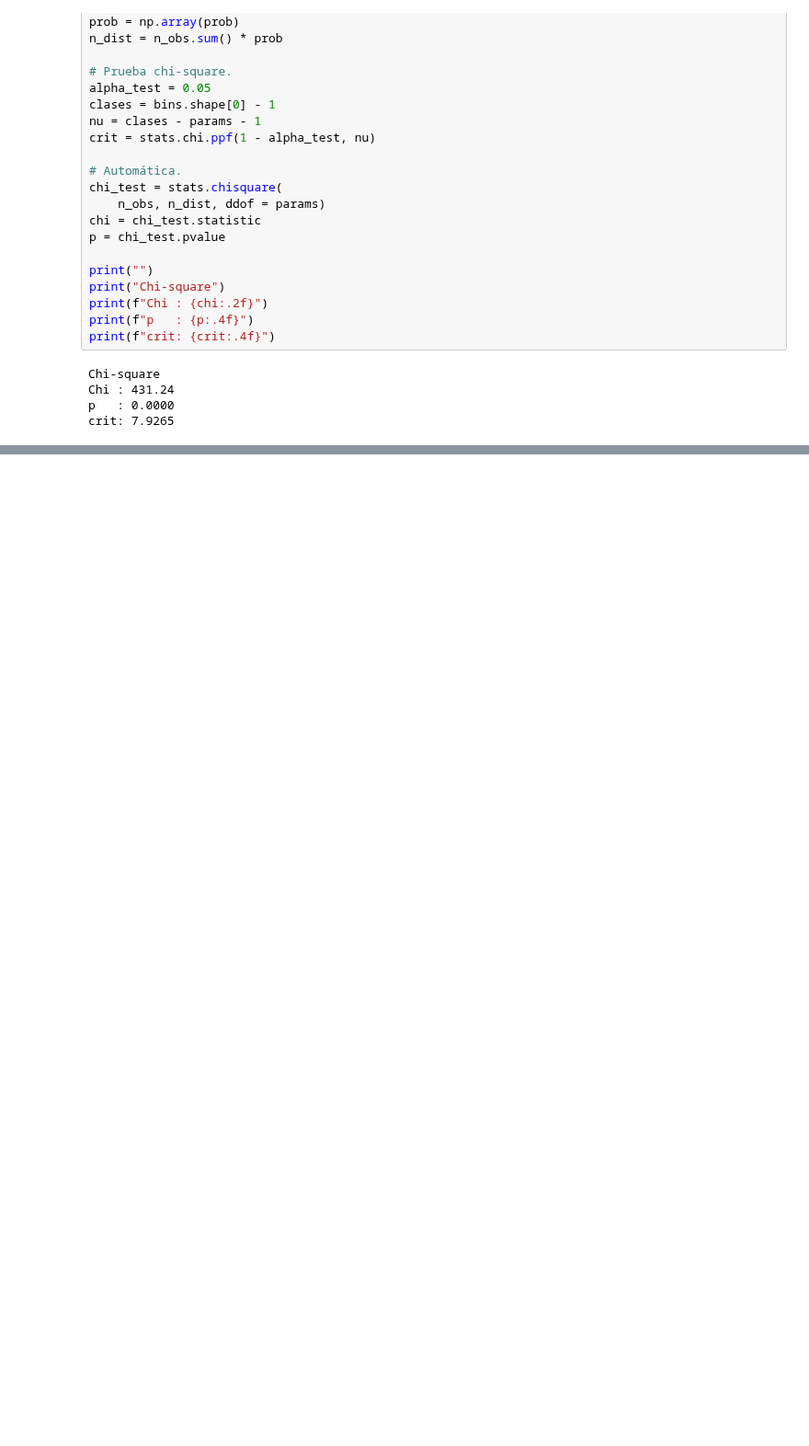
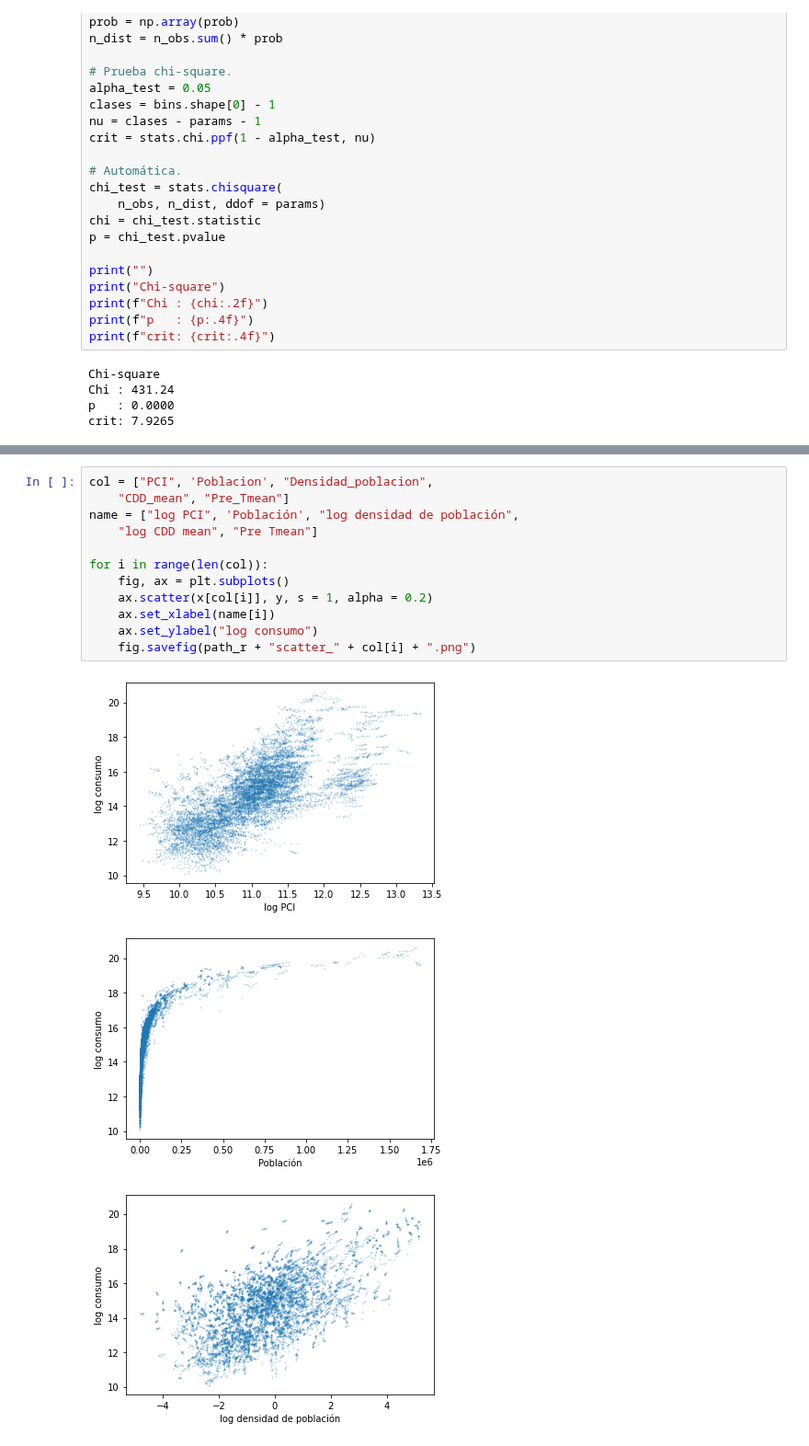
Before and after one commit to rodrigoms95/analisis-datos-22-1, a Jupyter notebook: code/Proyecto/Regresion_Consumo_Usuario.ipynb, the cells around one changed output, grey strips where cells are left out. Shown at 92% size. Cells and saved outputs as stored; diff of their text form; blank space fills up the shorter version.

```diff
--- a/code/Proyecto/Regresion_Consumo_Usuario.ipynb
+++ b/code/Proyecto/Regresion_Consumo_Usuario.ipynb
@@ -288,0 +331,16 @@ crit: 7.9265
+# %%
+col = ["PCI", 'Poblacion', "Densidad_poblacion",
+    "CDD_mean", "Pre_Tmean"]
+name = ["log PCI", 'Población', "log densidad de población",
+    "log CDD mean", "Pre Tmean"]
+
+for i in range(len(col)):
+    fig, ax = plt.subplots()
+    ax.scatter(x[col[i]], y, s = 1, alpha = 0.2)
+    ax.set_xlabel(name[i])
+    ax.set_ylabel("log consumo")
+    fig.savefig(path_r + "scatter_" + col[i] + ".png")
+# %% [output]
+[figure, added]
+[figure, added]
+[figure, added]
```
Also changed, not shown: parts of 13 cells of this notebook.
